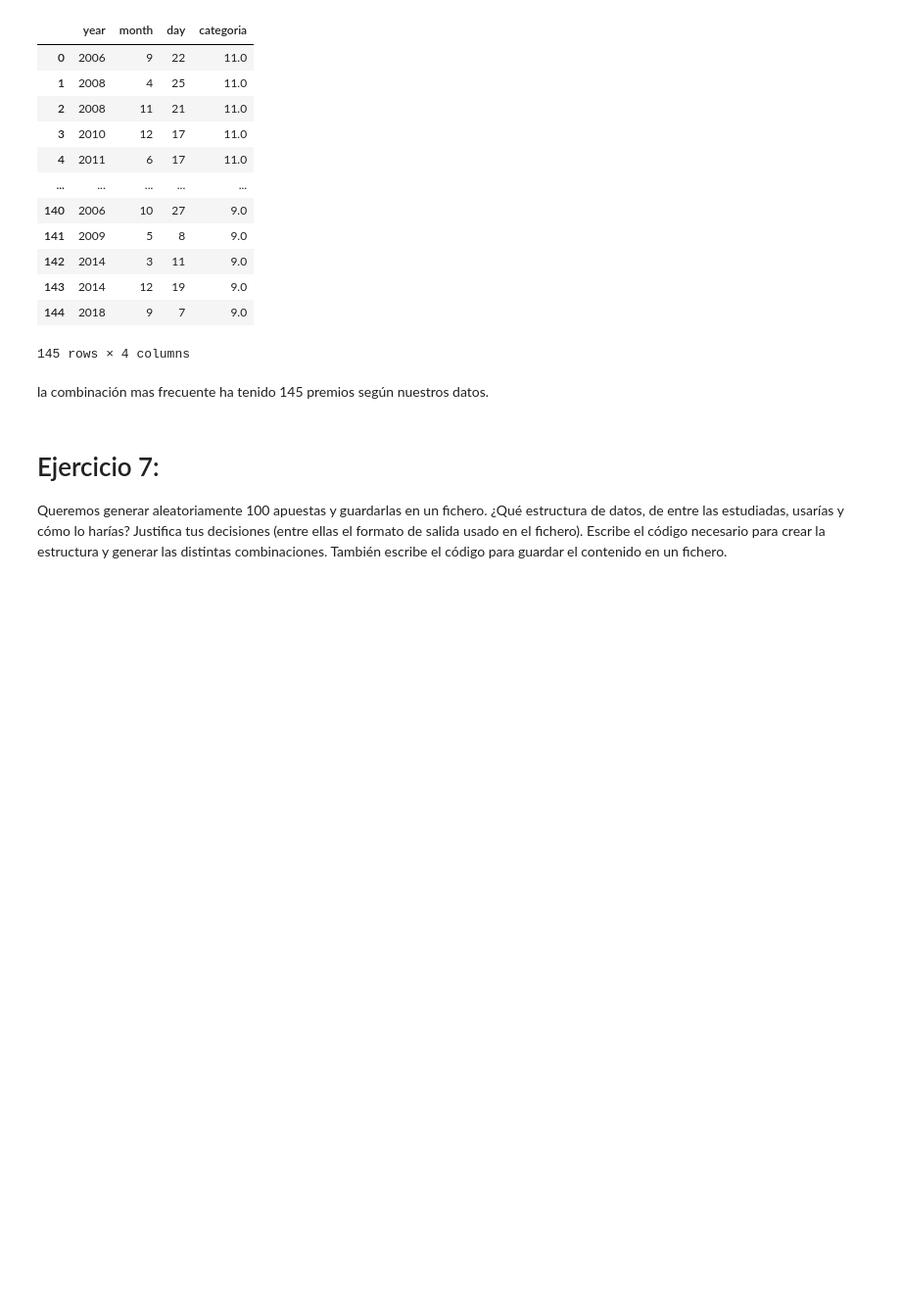
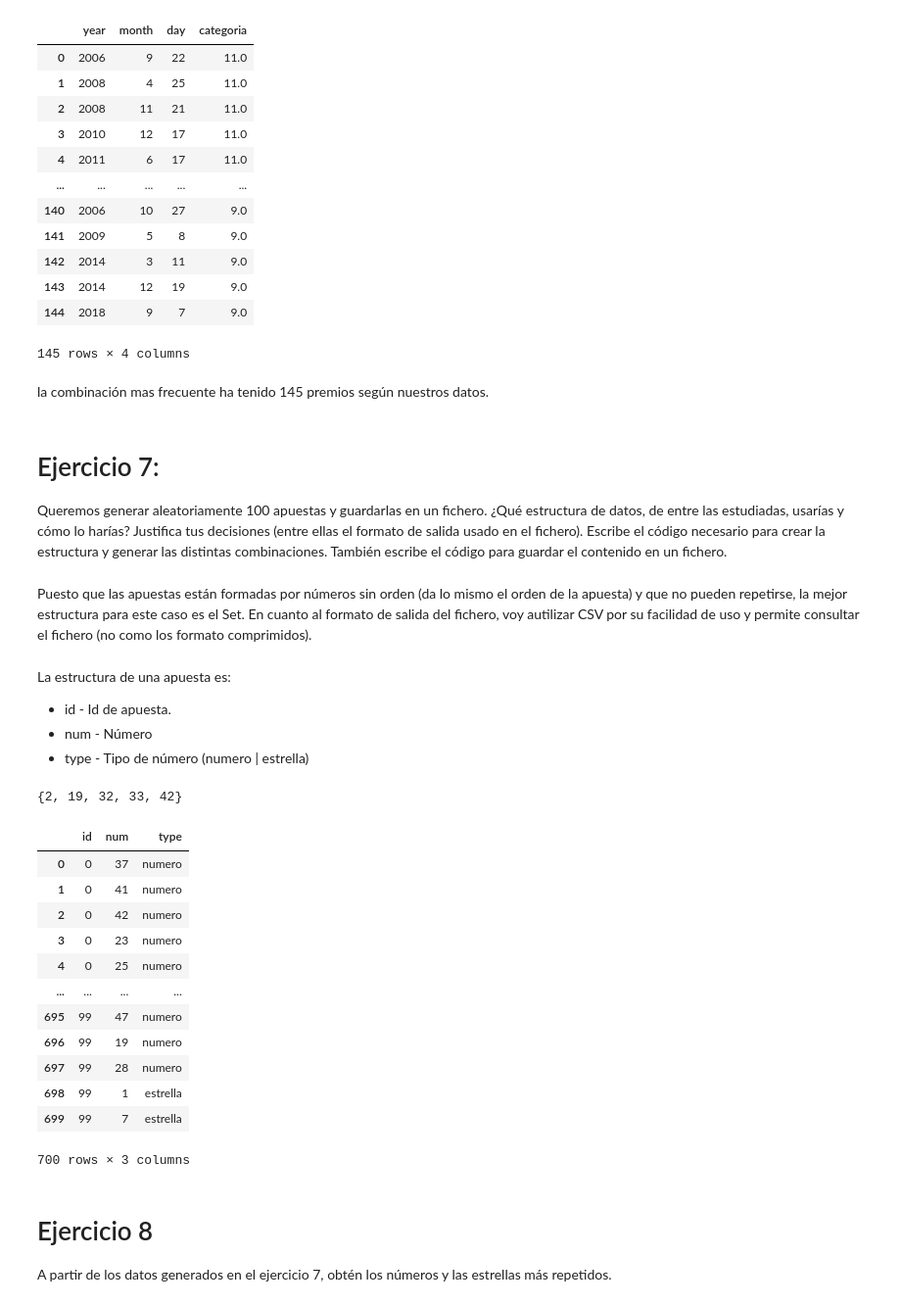
Before and after one commit to adzarei/uned-master-bigdata, a Jupyter notebook: PED/practica/PED-Practica-AdrianJoseZapaterReig.ipynb, the cells around one changed output. Shown at 98% size. Drawn from its saved outputs; the diff is of its cells as text; code cells hidden in the pictures; blank space fills up the shorter version.

```diff
--- a/PED/practica/PED-Practica-AdrianJoseZapaterReig.ipynb
+++ b/PED/practica/PED-Practica-AdrianJoseZapaterReig.ipynb
@@ -656,3 +657,56 @@ la combinación mas frecuente ha tenido 145 premios según nuestros datos.
 # %% [markdown]
 # Ejercicio 7:
 Queremos generar aleatoriamente 100 apuestas y guardarlas en un fichero. ¿Qué estructura de datos, de entre las estudiadas, usarías y cómo lo harías? Justifica tus decisiones (entre ellas el formato de salida usado en el fichero). Escribe el código necesario para crear la estructura y generar las distintas combinaciones. También escribe el código para guardar el contenido en un fichero.
+# %% [markdown]
+Puesto que las apuestas están formadas por números sin orden (da lo mismo el orden de la apuesta) y que no pueden repetirse, la mejor estructura para este caso es el Set.
+En cuanto al formato de salida del fichero, voy autilizar CSV por su facilidad de uso y permite consultar el fichero (no como los formato comprimidos).
+# %% [markdown]
+La estructura de una apuesta es:
+
+- id - Id de apuesta.
+- num - Número
+- type - Tipo de número (numero | estrella)
+# %%
+import random
+def genera_muestras(min_val, max_val, num_muestras):
+    return set(random.sample(range(min_val,max_val), num_muestras))
+# %%
+genera_muestras(1, 50, 5)
+# %% [output]
+{2, 19, 32, 33, 42}
+# %%
+def genera_apuestas(num_apuestas=100):
+    apuestas = []
+    for i in range(100):
+        numeros = genera_muestras(1, 50, 5)
+        estrellas = genera_muestras(1, 12, 2)
+
+        for num in numeros:
+            apuestas.append([i, num, 'numero'])
+
+        for estrella in estrellas:
+            apuestas.append([i, estrella, 'estrella'])
+
+    result = pd.DataFrame(apuestas, columns=['id', 'num', 'type'])
+    result['id'] = result['id'].astype('uint16')
+    result['num'] = result['num'].astype('uint8')
+    result['type'] = result['type'].astype('category')
+
+    return result
+# %%
+apuestas = genera_apuestas()
+apuestas
+# %% [output]
+|  | id | num | type |
+| 0 | 0 | 37 | numero |
+| 1 | 0 | 41 | numero |
+| 2 | 0 | 42 | numero |
+| 3 | 0 | 23 | numero |
+| 4 | 0 | 25 | numero |
+| ... | ... | ... | ... |
+| 695 | 99 | 47 | numero |
+| 696 | 99 | 19 | numero |
+| 697 | 99 | 28 | numero |
+| 698 | 99 | 1 | estrella |
+| 699 | 99 | 7 | estrella |
+700 rows × 3 columns
@@ -658,0 +716,3 @@ Queremos generar aleatoriamente 100 apuestas y guardarlas en un fichero. ¿Qué
+# %% [markdown]
+# Ejercicio 8
+A partir de los datos generados en el ejercicio 7, obtén los números y las estrellas más repetidos.
```
Also changed, not shown: parts of 13 cells of this notebook, 6 other files.
